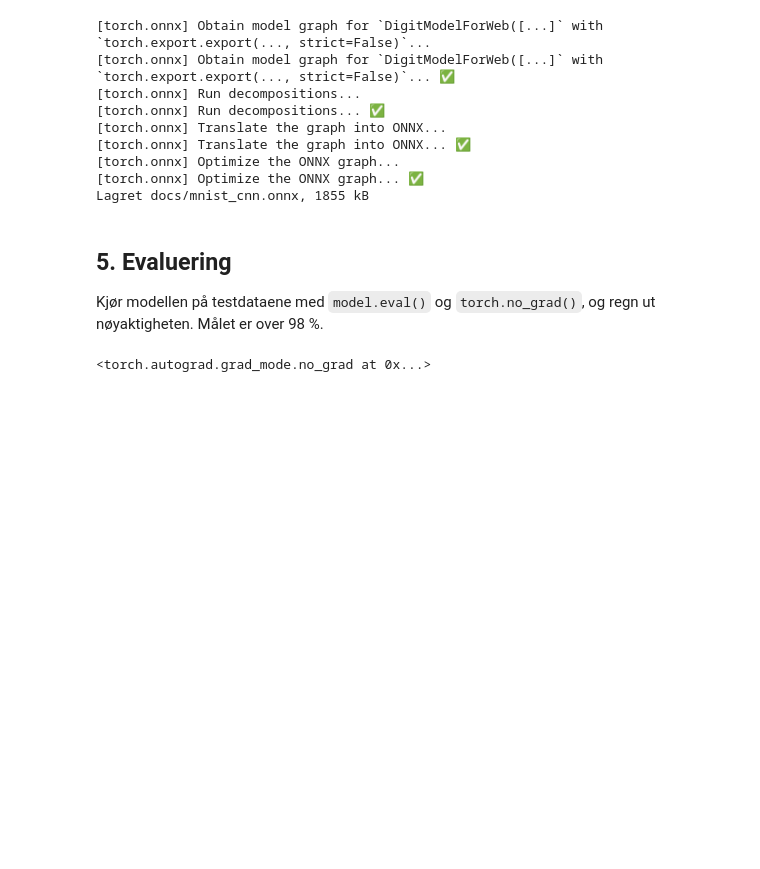
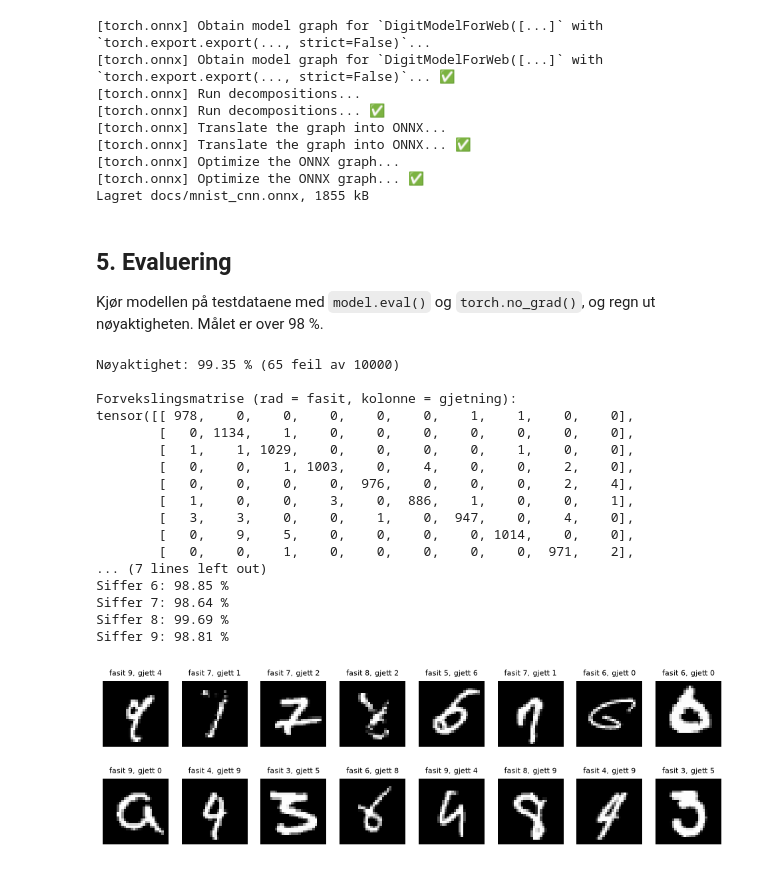
Before and after one commit to RuneSor/cnn-digit-recognition, a Jupyter notebook: 01_mnist_cnn.ipynb, the cells around one changed output. Cells and saved outputs as stored; diff of their text form; code cells hidden in the pictures; blank space fills up the shorter version.

```diff
--- a/01_mnist_cnn.ipynb
+++ b/01_mnist_cnn.ipynb
@@ -245,8 +227,59 @@ Lagret docs/mnist_cnn.onnx, 1855 kB
 ## 5. Evaluering
 
 Kjør modellen på testdataene med `model.eval()` og `torch.no_grad()`, og regn ut nøyaktigheten. Målet er over 98 %.
-# %%
-model.eval()
-torch.no_grad()  # Deaktiverer gradientberegning for å spare minne og beregningstid
-# %% [output]
-<torch.autograd.grad_mode.no_grad at 0x...>
+# %%
+model.eval()
+all_preds, all_labels, all_images = [], [], []
+with torch.no_grad():  # ingen gradienter: raskere og bruker mindre minne
+    for data, target in loaders["test"]:
+        output = model(data.to(device))
+        all_preds.append(output.argmax(dim=1).cpu())
+        all_labels.append(target)
+        all_images.append(data)
+
+preds = torch.cat(all_preds)
+labels = torch.cat(all_labels)
+images = torch.cat(all_images)
+
+# 1. Nøyaktighet med desimaler
+correct = (preds == labels).sum().item()
+print(f"Nøyaktighet: {100 * correct / len(labels):.2f} % ({len(labels) - correct} feil av {len(labels)})")
+
+# 2. Forvekslingsmatrise: rad = riktig siffer, kolonne = modellens gjetning
+confusion = torch.zeros(10, 10, dtype=torch.int64)
+for t, p in zip(labels, preds):
+    confusion[t, p] += 1
+print("\nForvekslingsmatrise (rad = fasit, kolonne = gjetning):")
+print(confusion)
+
+# 3. Nøyaktighet per siffer
+for digit in range(10):
+    print(f"Siffer {digit}: {100 * confusion[digit, digit] / confusion[digit].sum():.2f} %")
+
+# 4. Vis noen av bildene modellen bommet på
+wrong = (preds != labels).nonzero().squeeze()
+fig, axes = plt.subplots(2, 8, figsize=(12, 3.5))
+for ax, i in zip(axes.flat, wrong[:16]):
+    ax.imshow(images[i].squeeze(), cmap="gray")
+    ax.set_title(f"fasit {labels[i]}, gjett {preds[i]}", fontsize=8)
+    ax.axis("off")
+plt.show()
+# %% [output]
+Nøyaktighet: 99.35 % (65 feil av 10000)
+
+Forvekslingsmatrise (rad = fasit, kolonne = gjetning):
+tensor([[ 978,    0,    0,    0,    0,    0,    1,    1,    0,    0],
+        [   0, 1134,    1,    0,    0,    0,    0,    0,    0,    0],
+        [   1,    1, 1029,    0,    0,    0,    0,    1,    0,    0],
+        [   0,    0,    1, 1003,    0,    4,    0,    0,    2,    0],
+        [   0,    0,    0,    0,  976,    0,    0,    0,    2,    4],
+        [   1,    0,    0,    3,    0,  886,    1,    0,    0,    1],
+        [   3,    3,    0,    0,    1,    0,  947,    0,    4,    0],
+        [   0,    9,    5,    0,    0,    0,    0, 1014,    0,    0],
+        [   0,    0,    1,    0,    0,    0,    0,    0,  971,    2],
+... (7 lines left out)
+Siffer 6: 98.85 %
+Siffer 7: 98.64 %
+Siffer 8: 99.69 %
+Siffer 9: 98.81 %
+[figure, added]
```
Also changed, not shown: parts of 4 cells of this notebook.
